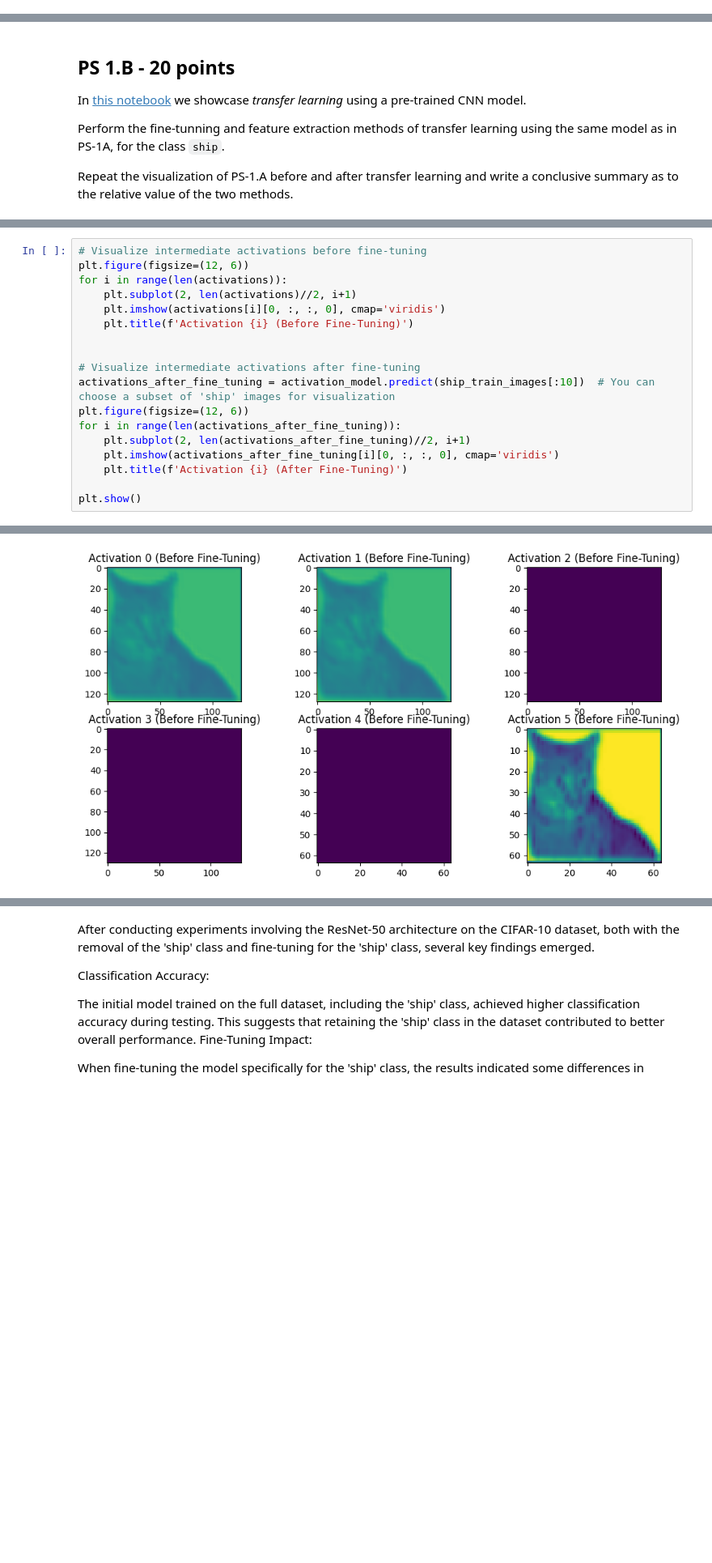
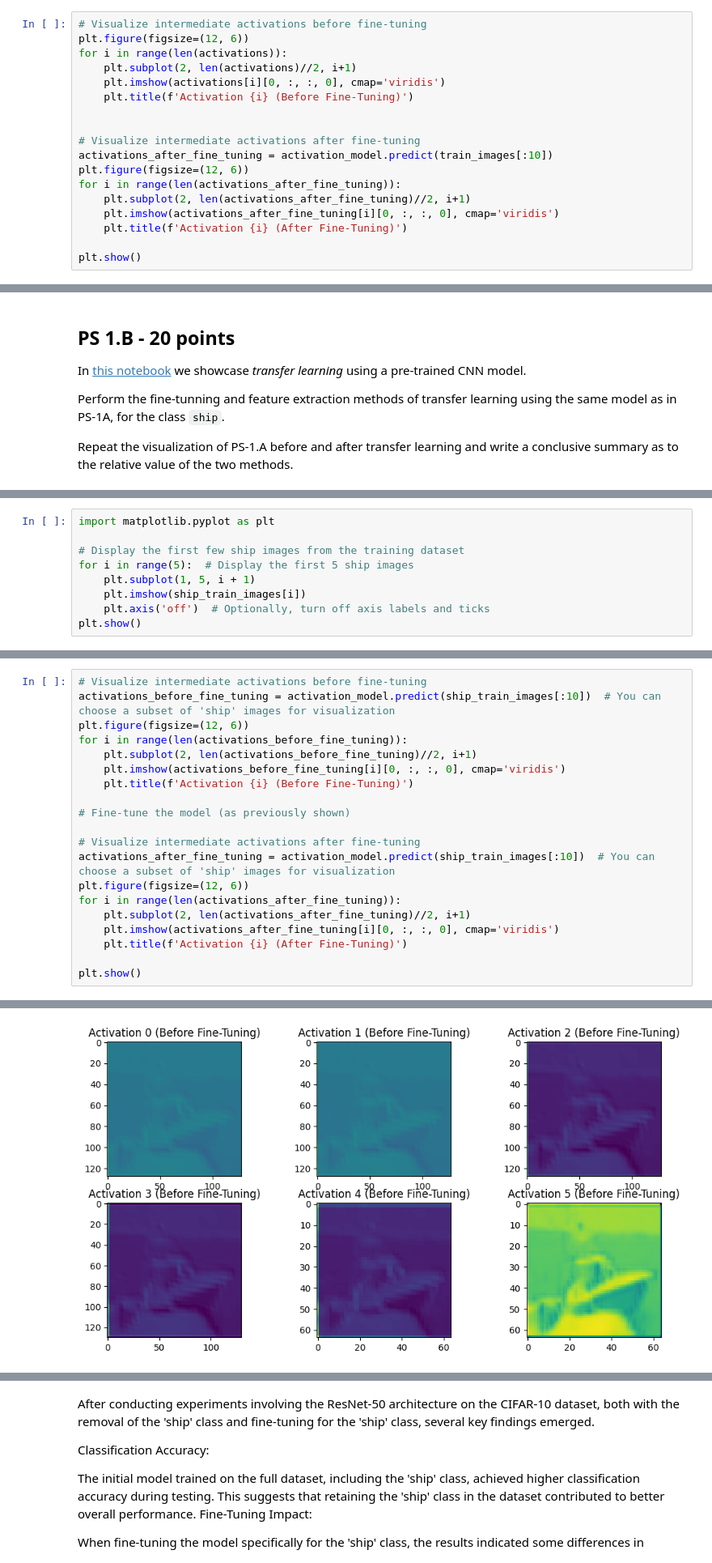
Before and after one commit to devclo/Intro-To-Artificial-Intelligence, a Jupyter notebook: take_at_home.ipynb, the cells around one changed output, grey strips where cells are left out. Shown at 81% size. Drawn from its saved outputs; the diff is of its cells as text; blank space fills up the shorter version.

```diff
--- a/take_at_home.ipynb
+++ b/take_at_home.ipynb
@@ -233,0 +221,18 @@ plt.imshow(train_images[899])
+# %%
+# Visualize intermediate activations before fine-tuning
+plt.figure(figsize=(12, 6))
+for i in range(len(activations)):
+    plt.subplot(2, len(activations)//2, i+1)
+    plt.imshow(activations[i][0, :, :, 0], cmap='viridis')
+    plt.title(f'Activation {i} (Before Fine-Tuning)')
+
+
+# Visualize intermediate activations after fine-tuning
+activations_after_fine_tuning = activation_model.predict(train_images[:10])
+plt.figure(figsize=(12, 6))
+for i in range(len(activations_after_fine_tuning)):
+    plt.subplot(2, len(activations_after_fine_tuning)//2, i+1)
+    plt.imshow(activations_after_fine_tuning[i][0, :, :, 0], cmap='viridis')
+    plt.title(f'Activation {i} (After Fine-Tuning)')
+
+plt.show()
@@ -281,0 +306,9 @@ Epoch 5/5
+# %%
+import matplotlib.pyplot as plt
+
+# Display the first few ship images from the training dataset
+for i in range(5):  # Display the first 5 ship images
+    plt.subplot(1, 5, i + 1)
+    plt.imshow(ship_train_images[i])
+    plt.axis('off')  # Optionally, turn off axis labels and ticks
+plt.show()
@@ -282,11 +317,13 @@ Epoch 5/5
 # %%
 # Visualize intermediate activations before fine-tuning
+activations_before_fine_tuning = activation_model.predict(ship_train_images[:10])  # You can choose a subset of 'ship' images for visualization
 plt.figure(figsize=(12, 6))
-for i in range(len(activations)):
-    plt.subplot(2, len(activations)//2, i+1)
-    plt.imshow(activations[i][0, :, :, 0], cmap='viridis')
+for i in range(len(activations_before_fine_tuning)):
+    plt.subplot(2, len(activations_before_fine_tuning)//2, i+1)
+    plt.imshow(activations_before_fine_tuning[i][0, :, :, 0], cmap='viridis')
     plt.title(f'Activation {i} (Before Fine-Tuning)')
 
+# Fine-tune the model (as previously shown)
 
 # Visualize intermediate activations after fine-tuning
 activations_after_fine_tuning = activation_model.predict(ship_train_images[:10])  # You can choose a subset of 'ship' images for visualization
@@ -302 +340 @@ plt.show()
-[figure, old version]
+[figure, new version]
```
Also changed, not shown: parts of 17 cells of this notebook.
